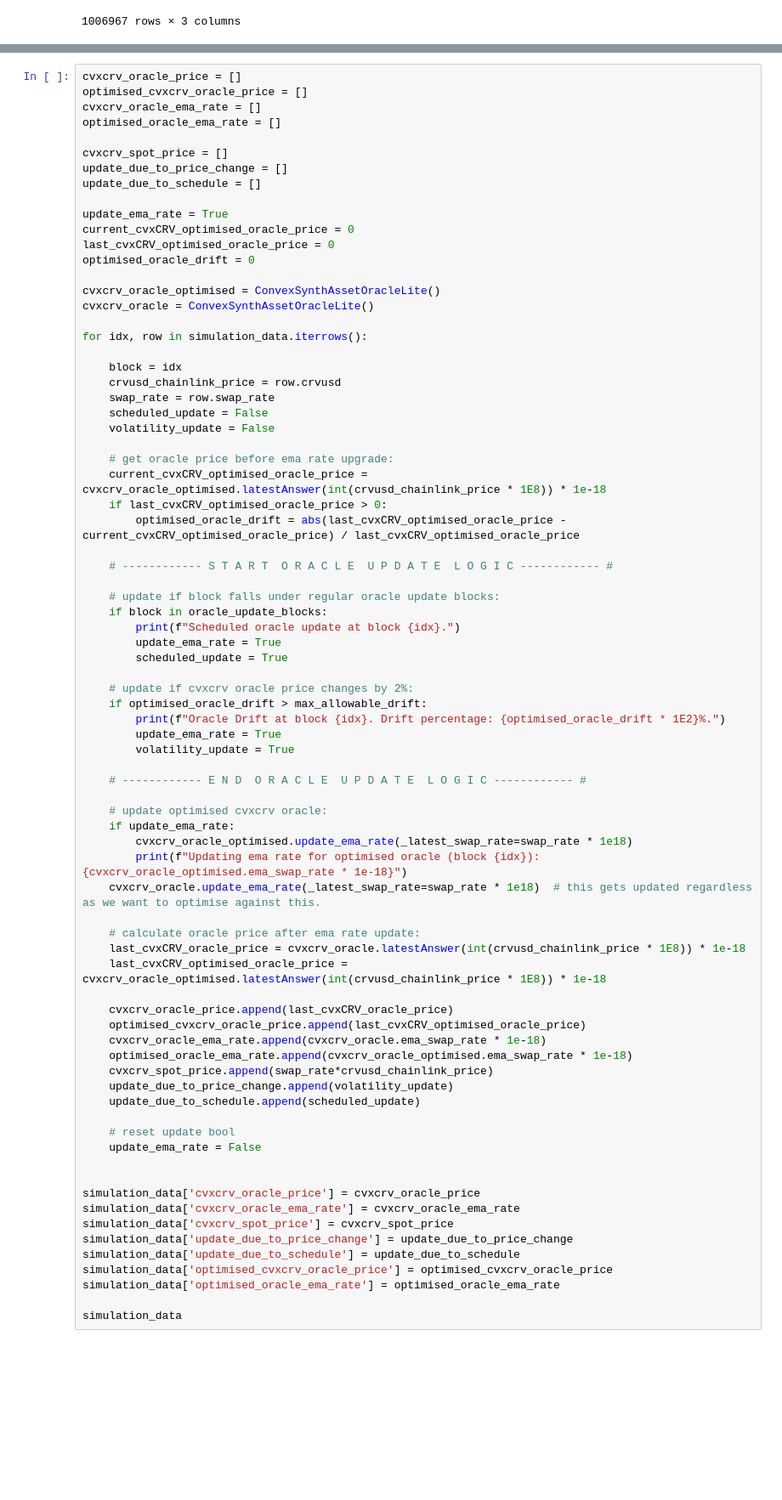
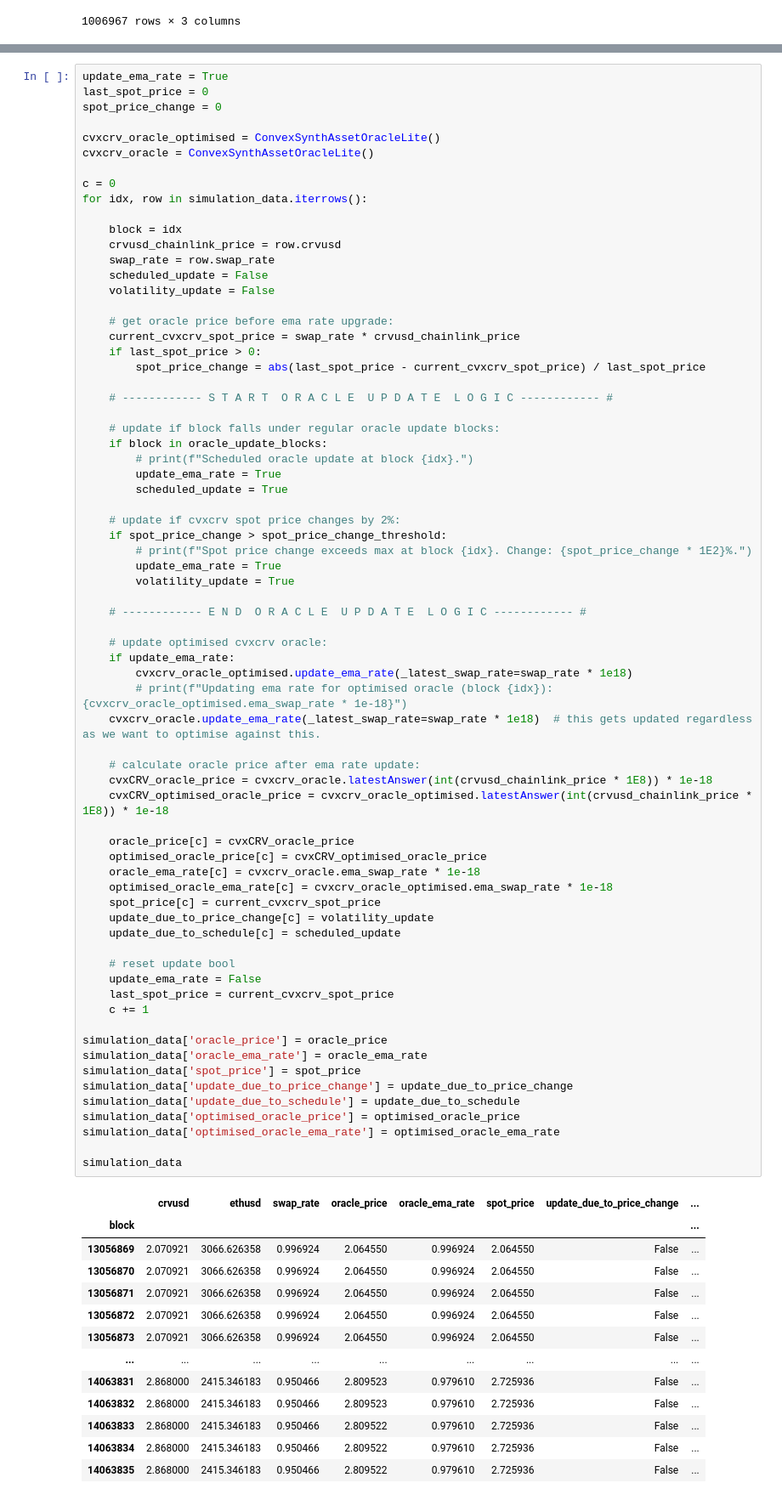
Before and after one commit to bout3fiddy/decentralised_oracle, a Jupyter notebook: scripts/research/optimal_oracle_updates_simulation.ipynb, the cells around one changed output, grey strips where cells are left out. Shown: that part at 85% size. Saved outputs shown, nothing was run; the diff lists cells and outputs as text; blank space fills up the shorter version.

```diff
--- a/scripts/research/optimal_oracle_updates_simulation.ipynb
+++ b/scripts/research/optimal_oracle_updates_simulation.ipynb
@@ -89,21 +97,12 @@ simulation_data
 # %%
-cvxcrv_oracle_price = []
-optimised_cvxcrv_oracle_price = []
-cvxcrv_oracle_ema_rate = []
-optimised_oracle_ema_rate = []
-
-cvxcrv_spot_price = []
-update_due_to_price_change = []
-update_due_to_schedule = []
-
 update_ema_rate = True
-current_cvxCRV_optimised_oracle_price = 0
-last_cvxCRV_optimised_oracle_price = 0
-optimised_oracle_drift = 0
+last_spot_price = 0
+spot_price_change = 0
 
 cvxcrv_oracle_optimised = ConvexSynthAssetOracleLite()
 cvxcrv_oracle = ConvexSynthAssetOracleLite()
 
+c = 0
 for idx, row in simulation_data.iterrows():
 
     block = idx
@@ -113,55 +112,69 @@ for idx, row in simulation_data.iterrows():
     volatility_update = False
 
     # get oracle price before ema rate upgrade:
-    current_cvxCRV_optimised_oracle_price = cvxcrv_oracle_optimised.latestAnswer(int(crvusd_chainlink_price * 1E8)) * 1e-18
-    if last_cvxCRV_optimised_oracle_price > 0:
-        optimised_oracle_drift = abs(last_cvxCRV_optimised_oracle_price - current_cvxCRV_optimised_oracle_price) / last_cvxCRV_optimised_oracle_price
+    current_cvxcrv_spot_price = swap_rate * crvusd_chainlink_price
+    if last_spot_price > 0:
+        spot_price_change = abs(last_spot_price - current_cvxcrv_spot_price) / last_spot_price
 
     # ------------ S T A R T  O R A C L E  U P D A T E  L O G I C ------------ #
 
     # update if block falls under regular oracle update blocks:
     if block in oracle_update_blocks:
-        print(f"Scheduled oracle update at block {idx}.")
+        # print(f"Scheduled oracle update at block {idx}.")
         update_ema_rate = True
         scheduled_update = True
 
-    # update if cvxcrv oracle price changes by 2%:
-    if optimised_oracle_drift > max_allowable_drift:
-        print(f"Oracle Drift at block {idx}. Drift percentage: {optimised_oracle_drift * 1E2}%.")
+    # update if cvxcrv spot price changes by 2%:
+    if spot_price_change > spot_price_change_threshold:
+        # print(f"Spot price change exceeds max at block {idx}. Change: {spot_price_change * 1E2}%.")
         update_ema_rate = True
         volatility_update = True
 
     # ------------ E N D  O R A C L E  U P D A T E  L O G I C ------------ #
 
     # update optimised cvxcrv oracle:
     if update_ema_rate:
         cvxcrv_oracle_optimised.update_ema_rate(_latest_swap_rate=swap_rate * 1e18)
-        print(f"Updating ema rate for optimised oracle (block {idx}): {cvxcrv_oracle_optimised.ema_swap_rate * 1e-18}")
+        # print(f"Updating ema rate for optimised oracle (block {idx}): {cvxcrv_oracle_optimised.ema_swap_rate * 1e-18}")
     cvxcrv_oracle.update_ema_rate(_latest_swap_rate=swap_rate * 1e18)  # this gets updated regardless as we want to optimise against this.
 
     # calculate oracle price after ema rate update:
-    last_cvxCRV_oracle_price = cvxcrv_oracle.latestAnswer(int(crvusd_chainlink_price * 1E8)) * 1e-18
-    last_cvxCRV_optimised_oracle_price = cvxcrv_oracle_optimised.latestAnswer(int(crvusd_chainlink_price * 1E8)) * 1e-18
+    cvxCRV_oracle_price = cvxcrv_oracle.latestAnswer(int(crvusd_chainlink_price * 1E8)) * 1e-18
+    cvxCRV_optimised_oracle_price = cvxcrv_oracle_optimised.latestAnswer(int(crvusd_chainlink_price * 1E8)) * 1e-18
 
-    cvxcrv_oracle_price.append(last_cvxCRV_oracle_price)
-    optimised_cvxcrv_oracle_price.append(last_cvxCRV_optimised_oracle_price)
-    cvxcrv_oracle_ema_rate.append(cvxcrv_oracle.ema_swap_rate * 1e-18)
-    optimised_oracle_ema_rate.append(cvxcrv_oracle_optimised.ema_swap_rate * 1e-18)
-    cvxcrv_spot_price.append(swap_rate*crvusd_chainlink_price)
-    update_due_to_price_change.append(volatility_update)
-    update_due_to_schedule.append(scheduled_update)
+    oracle_price[c] = cvxCRV_oracle_price
+    optimised_oracle_price[c] = cvxCRV_optimised_oracle_price
+    oracle_ema_rate[c] = cvxcrv_oracle.ema_swap_rate * 1e-18
+    optimised_oracle_ema_rate[c] = cvxcrv_oracle_optimised.ema_swap_rate * 1e-18
+    spot_price[c] = current_cvxcrv_spot_price
+    update_due_to_price_change[c] = volatility_update
+    update_due_to_schedule[c] = scheduled_update
 
     # reset update bool
     update_ema_rate = False
+    last_spot_price = current_cvxcrv_spot_price
+    c += 1
 
-
-simulation_data['cvxcrv_oracle_price'] = cvxcrv_oracle_price
-simulation_data['cvxcrv_oracle_ema_rate'] = cvxcrv_oracle_ema_rate
-simulation_data['cvxcrv_spot_price'] = cvxcrv_spot_price
+simulation_data['oracle_price'] = oracle_price
+simulation_data['oracle_ema_rate'] = oracle_ema_rate
+simulation_data['spot_price'] = spot_price
 simulation_data['update_due_to_price_change'] = update_due_to_price_change
 simulation_data['update_due_to_schedule'] = update_due_to_schedule
-simulation_data['optimised_cvxcrv_oracle_price'] = optimised_cvxcrv_oracle_price
+simulation_data['optimised_oracle_price'] = optimised_oracle_price
 simulation_data['optimised_oracle_ema_rate'] = optimised_oracle_ema_rate
 
 simulation_data
 # %% [output]
+|  | crvusd | ethusd | swap_rate | oracle_price | oracle_ema_rate | spot_price | update_due_to_price_change | ... |
+| block |  |  |  |  |  |  |  | ... |
+| 13056869 | 2.070921 | 3066.626358 | 0.996924 | 2.064550 | 0.996924 | 2.064550 | False | ... |
+| 13056870 | 2.070921 | 3066.626358 | 0.996924 | 2.064550 | 0.996924 | 2.064550 | False | ... |
+| 13056871 | 2.070921 | 3066.626358 | 0.996924 | 2.064550 | 0.996924 | 2.064550 | False | ... |
+| 13056872 | 2.070921 | 3066.626358 | 0.996924 | 2.064550 | 0.996924 | 2.064550 | False | ... |
+| 13056873 | 2.070921 | 3066.626358 | 0.996924 | 2.064550 | 0.996924 | 2.064550 | False | ... |
+| ... | ... | ... | ... | ... | ... | ... | ... | ... |
+| 14063831 | 2.868000 | 2415.346183 | 0.950466 | 2.809523 | 0.979610 | 2.725936 | False | ... |
+| 14063832 | 2.868000 | 2415.346183 | 0.950466 | 2.809523 | 0.979610 | 2.725936 | False | ... |
+| 14063833 | 2.868000 | 2415.346183 | 0.950466 | 2.809522 | 0.979610 | 2.725936 | False | ... |
+| 14063834 | 2.868000 | 2415.346183 | 0.950466 | 2.809522 | 0.979610 | 2.725936 | False | ... |
+| 14063835 | 2.868000 | 2415.346183 | 0.950466 | 2.809522 | 0.979610 | 2.725936 | False | ... |
```
Also changed, not shown: parts of 5 cells of this notebook.
